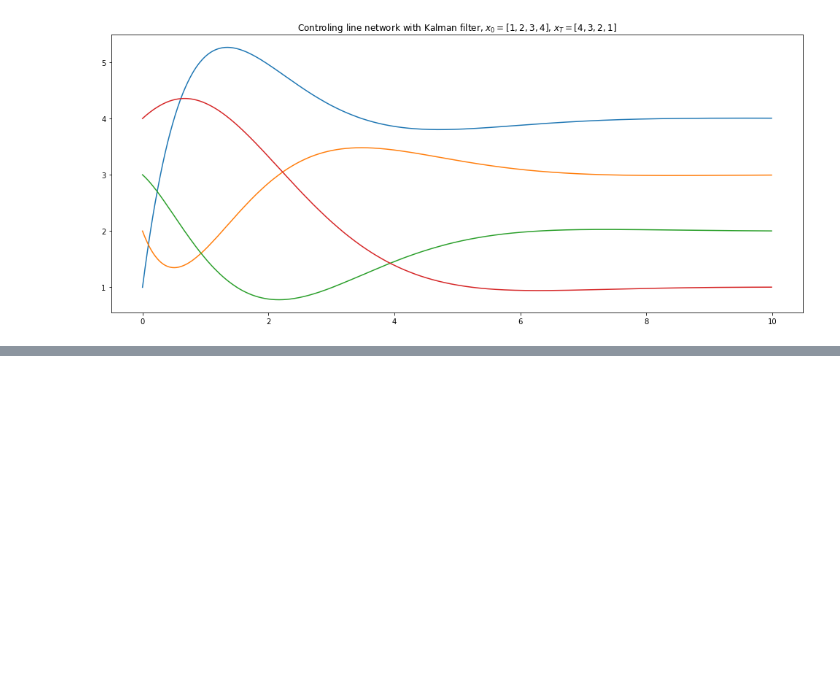
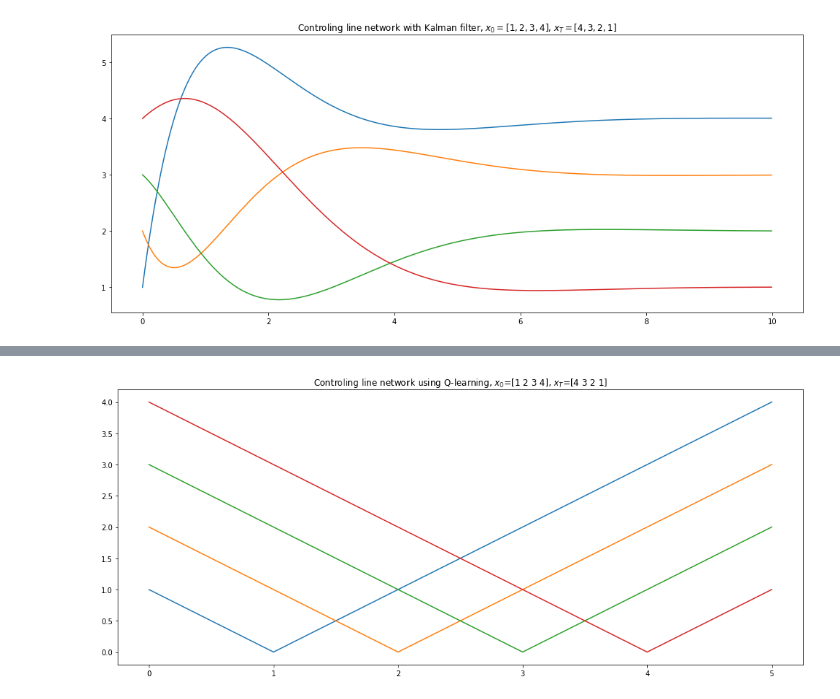
Before and after one commit to matejker/controllability-of-complex-networks, a Jupyter notebook: networks/line-network.ipynb, the cells around one changed output, grey strips where cells are left out. Saved outputs shown, nothing was run; the diff lists cells and outputs as text; code cells hidden in the pictures; blank space fills up the shorter version.

Commit message:
Update line network

```diff
--- a/networks/line-network.ipynb
+++ b/networks/line-network.ipynb
@@ -17,0 +66,6 @@ plt.show()
+# %%
+eigs, _ = np.linalg.eig(A)
+print(f"Eigenvalues of matrix A are {list(eigs)}")
+
+for e in eigs:
+    print(f"Column rank for λ={e} [(A-{e}I)B]={np.linalg.matrix_rank(np.append(A - e * np.eye(4), B, axis=1).T)}")
@@ -44,24 +96,21 @@ Without any advance control theory, we can get a network defiend by an adjacency
 # %%
 # Some non-positive eigen values to "place" matrix (A-BK) to
 eigs = np.array([-1, -1.1, -1.2, -1.3])
-
-A = np.array([[0, 0, 0, 0], [1, 0, 0, 0], [0, 1, 0, 0],[0, 0, 1, 0]])
-B = np.array([[1], [0], [0], [0]])
 K = control.place(A, B, eigs)
 
 x0 = np.array([1, 2, 3, 4])
-xT = np.array([4, 3, 2, 1])
+wT = np.array([4, 3, 2, 1])
 
 def line_network(x, t, K):
-    x_diff = (x - xT)
+    x_diff = (x - wT)
     u = np.dot(-K, x_diff)
     return np.dot(A, x_diff) + np.dot(B, u)
 
-t = np.arange(0, 10, 0.01)
+t = np.arange(0, 10, 0.1)
 solution = odeint(line_network, x0, t, args=(K, ))
 
 plt.figure(figsize=(17, 7))
-plt.title(f"Controling line network, $x_0={list(x0)}$, $x_T={list(xT)}$")
+plt.title(f"Controling line network, $x_0={list(x0)}$, $x_T={list(wT)}$")
 plt.plot(t, solution)
 plt.show()
 # %% [output]
@@ -152,0 +220,7 @@ plt.show()
+# %%
+plt.figure(figsize=(17, 7))
+plt.title(f"Controling line network using Q-learning, $x_0$={x0}, $x_T$={wT}")
+plt.plot(episode(halt=True))
+plt.show()
+# %% [output]
+[figure, added]
```
Also changed, not shown: parts of 28 cells of this notebook, 1 other file.
